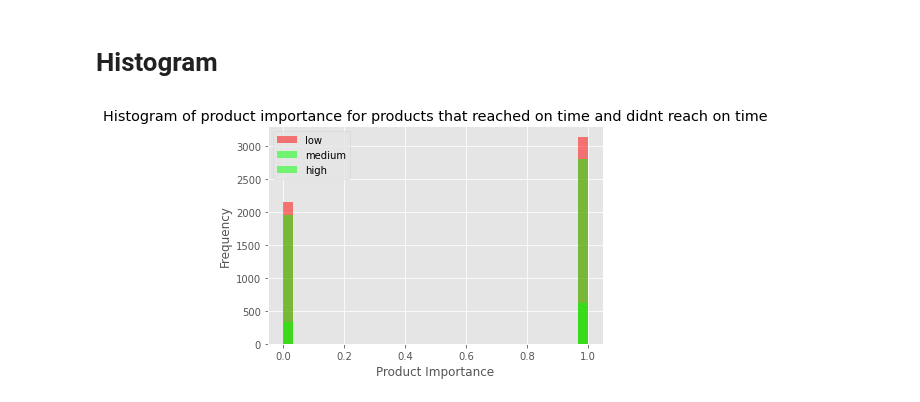
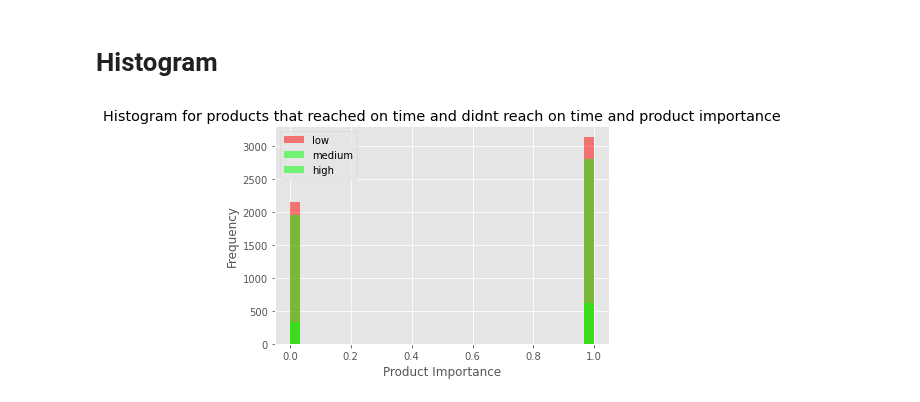
Before and after one commit to Riab22209/CE880-Case-Study-repository, a Jupyter notebook: EDA.ipynb, the cells around one changed output. Drawn from its saved outputs; the diff is of its cells as text; code cells hidden in the pictures.

```diff
--- a/EDA.ipynb
+++ b/EDA.ipynb
@@ -41,11 +41,11 @@ data
 # %%
 m = plt.hist(data[data["Product_importance"] == "low"].ROT_Y,bins=30,fc = (1,0,0,0.5),label = "low")
 b = plt.hist(data[data["Product_importance"] == "medium"].ROT_Y,bins=30,fc = (0,1,0,0.5),label = "medium")
 b = plt.hist(data[data["Product_importance"] == "high"].ROT_Y,bins=30,fc = (0,1,0,0.5),label = "high")
 plt.legend()
 plt.xlabel("Product Importance")
 plt.ylabel("Frequency")
-plt.title("Histogram of product importance for products that reached on time and didnt reach on time")
+plt.title("Histogram for products that reached on time and didnt reach on time and product importance")
 plt.show()
 # %% [output]
-[figure, old version]
+[figure, new version]
```
Also changed, not shown: parts of 5 cells of this notebook.
